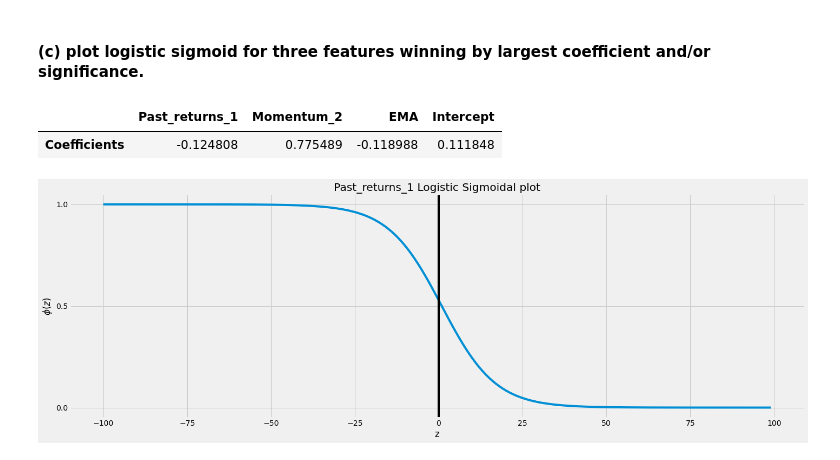
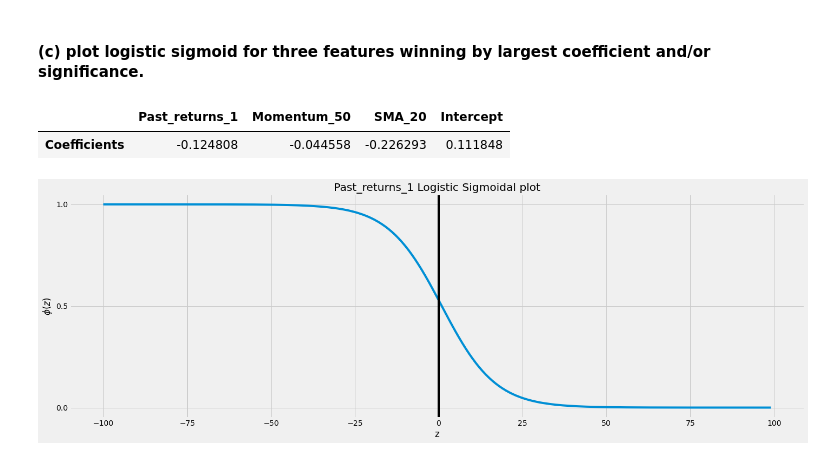
Before and after one commit to angelohomen/CQF_tests, a Jupyter notebook: [CQF] Exam_three/Exam_three_solution.ipynb, the cells around one changed output. Drawn from its saved outputs; the diff is of its cells as text; code cells hidden in the pictures.

```diff
--- a/[CQF] Exam_three/Exam_three_solution.ipynb
+++ b/[CQF] Exam_three/Exam_three_solution.ipynb
@@ -244,11 +243,19 @@ alpha_df_2
 # %%
-# Using Lasso to estimate the best Past returns and momentum to use at the model
-laso = Pipeline([('scaler', StandardScaler()), ('regressor', Lasso(alpha=alpha_value_2))])
+laso = Pipeline([('scaler', StandardScaler()), ('regressor', Lasso(alpha=alpha_value_mom))])
 
 X_train, X_test, y_train, y_test = train_test_split(X, Y, test_size=0.2, random_state=0)
 
 laso.fit(X_train, y_train)
 
+mom_df = pd.DataFrame(laso['regressor'].coef_).T
+mom_df.columns = alpha_df_mom.iloc[:,1:].columns
+
+for col in mom_df:
+    for row in range(0, len(mom_df), 1):
+        if mom_df[col][row]:
+            selected_features.append(col)
+            break
+
 print(f'R² Train: {laso.score(X_train, y_train):0.4}')
 print(f'R² Test: {laso.score(X_test, y_test):0.4}')
 print(laso['regressor'].coef_)
@@ -260,8 +269,7 @@ R² Test: -0.003665
 # %%
-# So, the next experiment we'll use only the Past Returns of 1 day, with Momentum of 2 days and test SMA and EMA
-past_ret_mom_sma_ema_df = feat_df.drop(['Sign', 'O - C', 'H - L', 'Past_returns_2', 'Past_returns_3', 'Past_returns_4',
+past_ret_mom_sma_ema_df = feat_df.drop(['Sign', 'O - C', 'H - L', 'Past_returns_1', 'Past_returns_2', 'Past_returns_3', 'Past_returns_4',
                                         'Past_returns_5', 'Past_returns_10', 'Past_returns_20', 'Past_returns_50',
-                                        'Momentum_1', 'Momentum_3', 'Momentum_4', 'Momentum_5', 'Momentum_10',
+                                        'Momentum_1', 'Momentum_2', 'Momentum_3', 'Momentum_4', 'Momentum_5', 'Momentum_10',
                                         'Momentum_20', 'Momentum_50'], 1)
 
 past_ret_mom_sma_ema_df = past_ret_mom_sma_ema_df.dropna()
@@ -276,17 +284,26 @@ Y = merge_rows_3['Sign'].ravel().astype(float)
 In a future version of pandas all arguments of DataFrame.drop except for the argument 'labels' will be keyword-only
 In a future version of pandas all arguments of DataFrame.drop except for the argument 'labels' will be keyword-only
 # %%
-alpha_df_3, alpha_value_3 = mlt.alpha_value(X, Y, 1, 20, 1, 4)
+alpha_df_ma, alpha_value_ma = mlt.alpha_value(X, Y, 1, 20, 1, 1)
 # %% [output]
 In a future version of pandas all arguments of DataFrame.drop except for the argument 'labels' will be keyword-only
 # %%
 # Using Lasso to estimate the best Past returns, momentum, SMA and EMA to use at the model
-laso = Pipeline([('scaler', StandardScaler()), ('regressor', Lasso(alpha=alpha_value_3))])
+laso = Pipeline([('scaler', StandardScaler()), ('regressor', Lasso(alpha=alpha_value_ma))])
 
 X_train, X_test, y_train, y_test = train_test_split(X, Y, test_size=0.2, random_state=0)
 
 laso.fit(X_train, y_train)
 
+ma_df = pd.DataFrame(laso['regressor'].coef_).T
+ma_df.columns = alpha_df_ma.iloc[:,1:].columns
+
+for col in ma_df:
+    for row in range(0, len(ma_df), 1):
+        if ma_df[col][row]:
+            selected_features.append(col)
+            break
+
 print(f'R² Train: {laso.score(X_train, y_train):0.4}')
 print(f'R² Test: {laso.score(X_test, y_test):0.4}')
 print(laso['regressor'].coef_)
@@ -522,13 +536,13 @@ So, **L2 regression** is likely to generate high bias and low variance models, s
 # %%
 # Features from Ridge Regression: Part_returns_1, Momentum_2, EMA
 rid_coef_df.index = X.columns
-coeff_matrix = rid_coef_df.T[['Past_returns_1', 'Momentum_2', 'EMA']]
+coeff_matrix = rid_coef_df.T[selected_features]
 coeff_matrix['Intercept'] = rid['regressor'].intercept_
 coeff_matrix.index = ['Coefficients']
 
 coeff_matrix
 # %% [output]
-|  | Past_returns_1 | Momentum_2 | EMA | Intercept |
-| Coefficients | -0.124808 | 0.775489 | -0.118988 | 0.111848 |
+|  | Past_returns_1 | Momentum_50 | SMA_20 | Intercept |
+| Coefficients | -0.124808 | -0.044558 | -0.226293 | 0.111848 |
 # %%
 beta_0 = coeff_matrix['Intercept']
```
Also changed, not shown: parts of 38 cells of this notebook, 1 other file.
